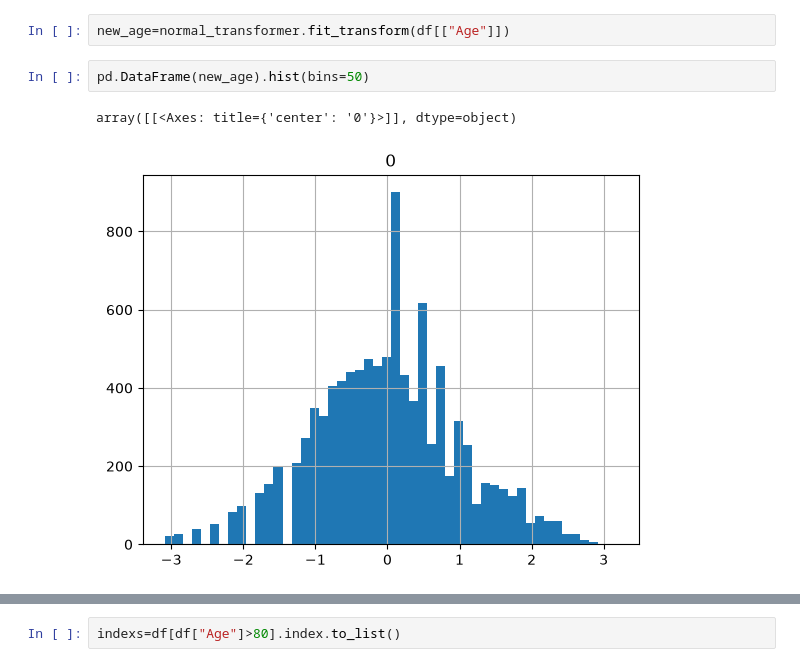
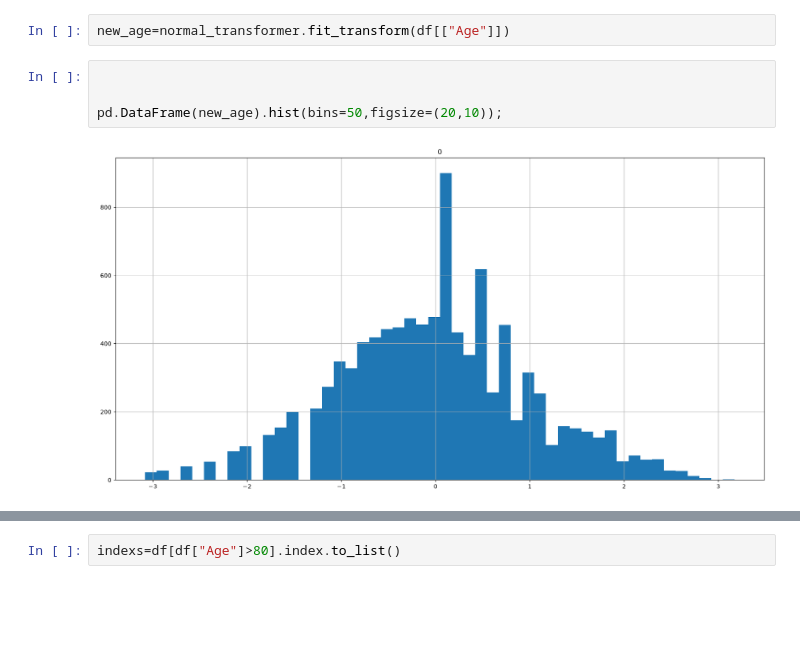
Before and after one commit to yossifSamy99/Classification-Project-Churn-Model, a Jupyter notebook: notebooks/notebook.ipynb, the cells around one changed output, grey strips where cells are left out. Drawn from its saved outputs; the diff is of its cells as text; blank space fills up the shorter version.

```diff
--- a/notebooks/notebook.ipynb
+++ b/notebooks/notebook.ipynb
@@ -126,10 +128,11 @@ normal_transformer=PowerTransformer(method='box-cox',standardize=True)
 # %%
 new_age=normal_transformer.fit_transform(df[["Age"]])
 # %%
-pd.DataFrame(new_age).hist(bins=50)
+
+
+pd.DataFrame(new_age).hist(bins=50,figsize=(20,10));
 # %% [output]
-array([[<Axes: title={'center': '0'}>]], dtype=object)
-[figure, old version]
+[figure, new version]
 # %%
 plt.figure(figsize=(30,10))
 df.hist(bins=50,xrot=45,figsize=(30,10))
```
Also changed, not shown: parts of 21 cells of this notebook.
